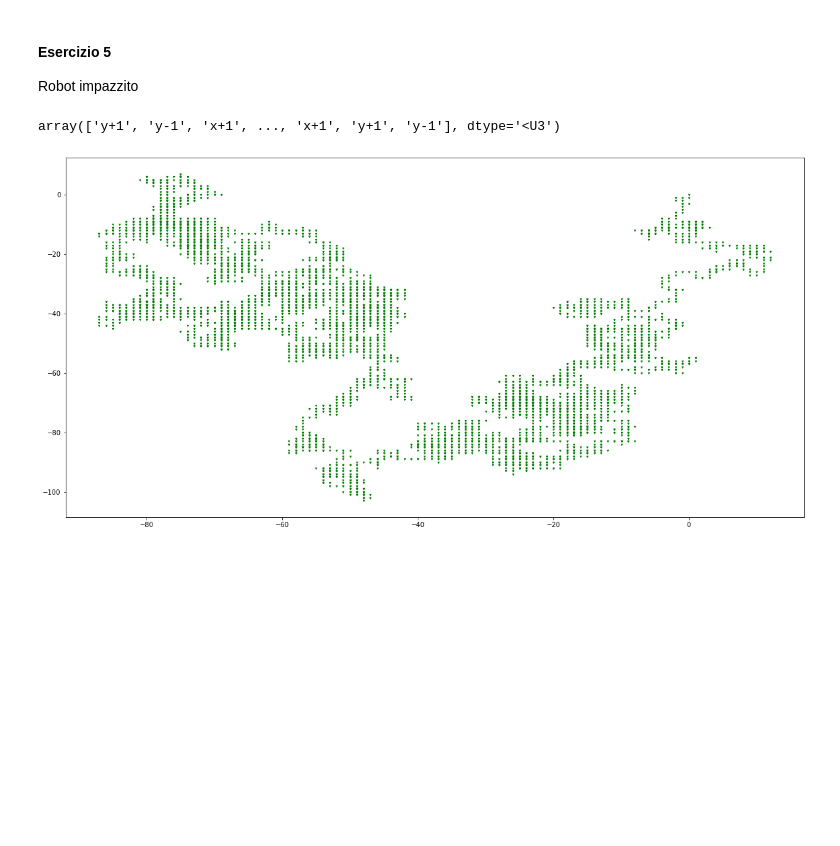
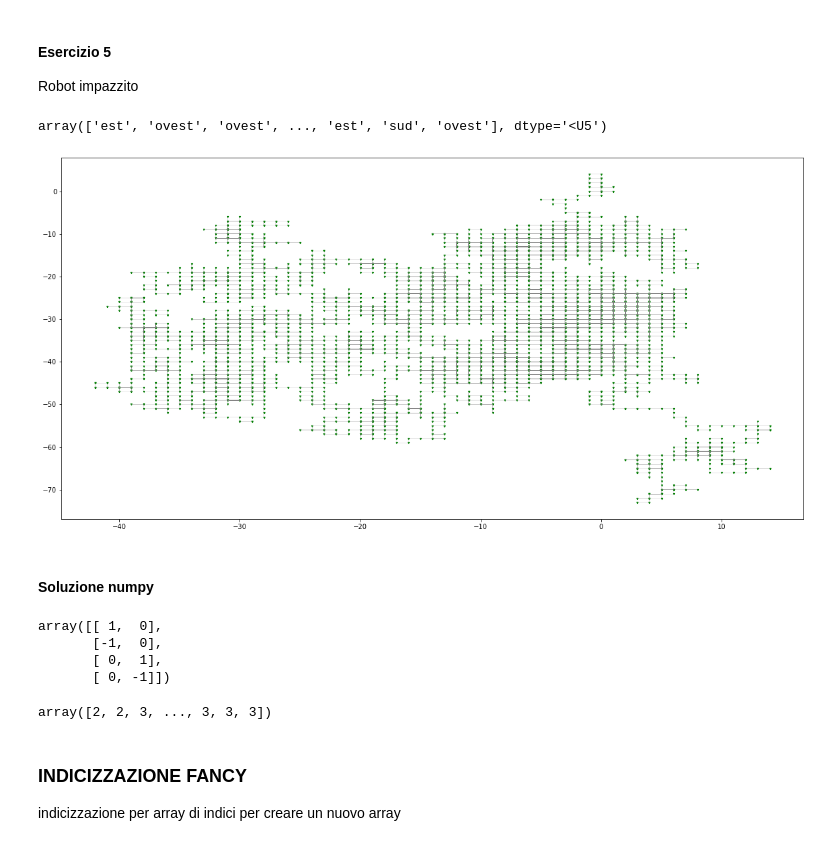
Before and after one commit to elisaBessone/MICROROBOTICA_2022-2023, a Jupyter notebook: Jupiter/009_matplotlib/005/005_robot_impazzito.ipynb, the cells around one changed output. Cells and saved outputs as stored; diff of their text form; code cells hidden in the pictures; blank space fills up the shorter version.

```diff
--- a/Jupiter/009_matplotlib/005/005_robot_impazzito.ipynb
+++ b/Jupiter/009_matplotlib/005/005_robot_impazzito.ipynb
@@ -5,35 +5,54 @@ Robot impazzito
 import numpy as np
 import matplotlib.pyplot as plt
 # %%
-secondi = 2*60*60
+SECONDI = 2*60*60
 # %%
-x_y = np.random.choice(["x+1", "x-1", "y+1", "y-1", ], secondi)
+x_y = np.random.choice(["nord", "sud", "ovest", "est", ], SECONDI)
 x_y
 # %% [output]
-array(['y+1', 'y-1', 'x+1', ..., 'x+1', 'y+1', 'y-1'], dtype='<U3')
+array(['est', 'ovest', 'ovest', ..., 'est', 'sud', 'ovest'], dtype='<U5')
 # %%
 x = [0]
 y = [0]
 posizione = (0,0)
 for i in range(x_y.size):
-    if x_y[i] == "x+1":
+    if x_y[i] == "est":
         x.append(x[-1] + 1)
         y.append(y[-1])
-    elif x_y[i] == "x-1":
+    elif x_y[i] == "ovest":
         x.append(x[-1] - 1)
         y.append(y[-1])
 
-    elif x_y[i] == "y+1":
+    elif x_y[i] == "nord":
         y.append(y[-1] + 1)
         x.append(x[-1])
 
-    elif x_y[i] == "y-1":
+    elif x_y[i] == "sud":
         y.append(y[-1] - 1)
         x.append(x[-1])
 # %%
 fig, ax = plt.subplots(figsize = (20,10))
 ax.scatter(x, y, marker = 'v', c = "green", s=5)
-#ax.plot(x,y, color = 'grey', linewidth=0.2)
+ax.plot(x,y, color = 'grey', linewidth=0.2)
 plt.show()
 # %% [output]
-[figure, old version]
+[figure, new version]
+# %% [markdown]
+#### Soluzione numpy
+# %%
+movimenti = np.array([[1,0], [-1,0], [0,1], [0,-1]])
+movimenti
+# %% [output]
+array([[ 1,  0],
+       [-1,  0],
+       [ 0,  1],
+       [ 0, -1]])
+# %%
+N_MOV = 7200
+storia_movimenti = np.random.randint(0,4, N_MOV)
+storia_movimenti
+# %% [output]
+array([2, 2, 3, ..., 3, 3, 3])
+# %% [markdown]
+### INDICIZZAZIONE FANCY
+indicizzazione per array di indici per creare un nuovo array
```
Also changed, not shown: parts of 4 cells of this notebook.
